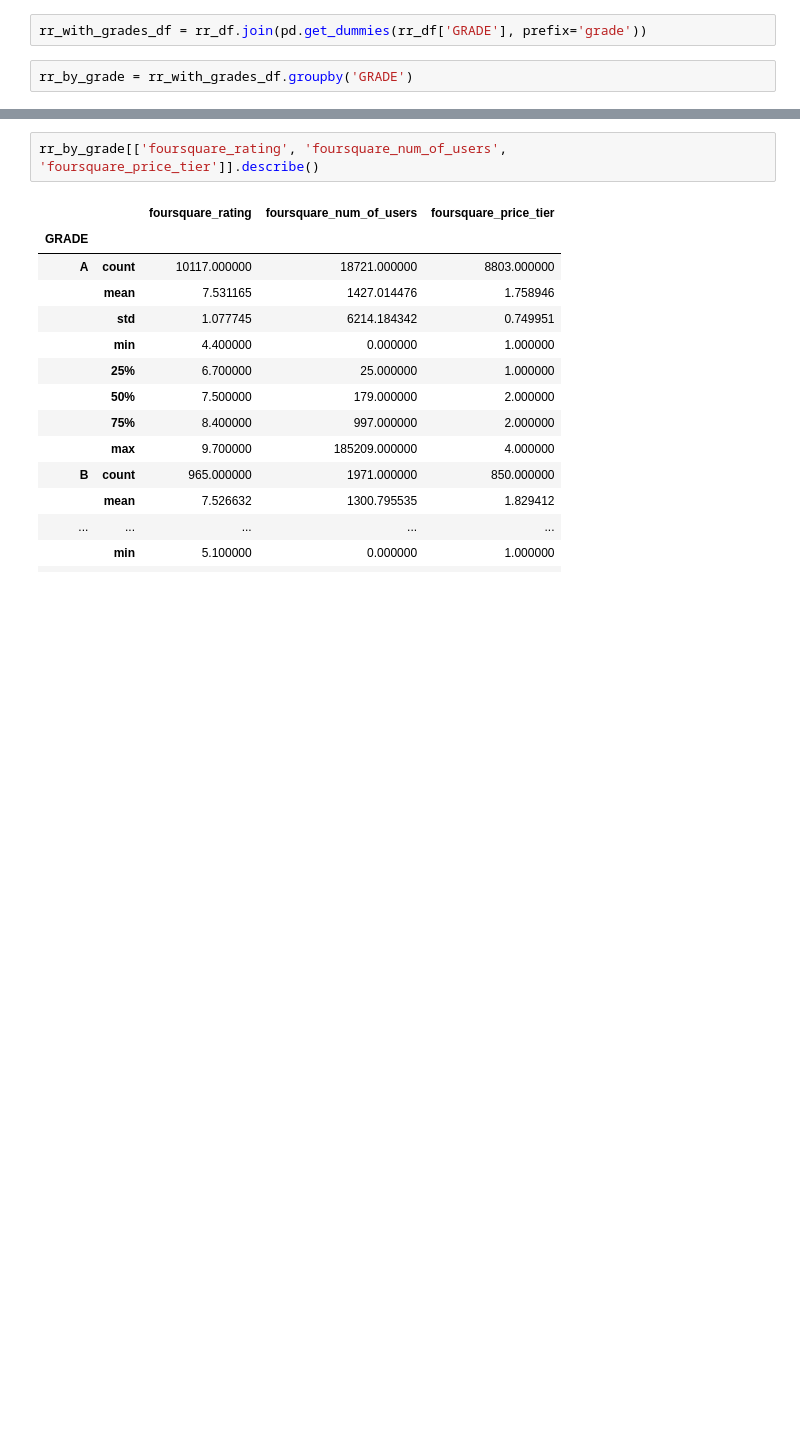
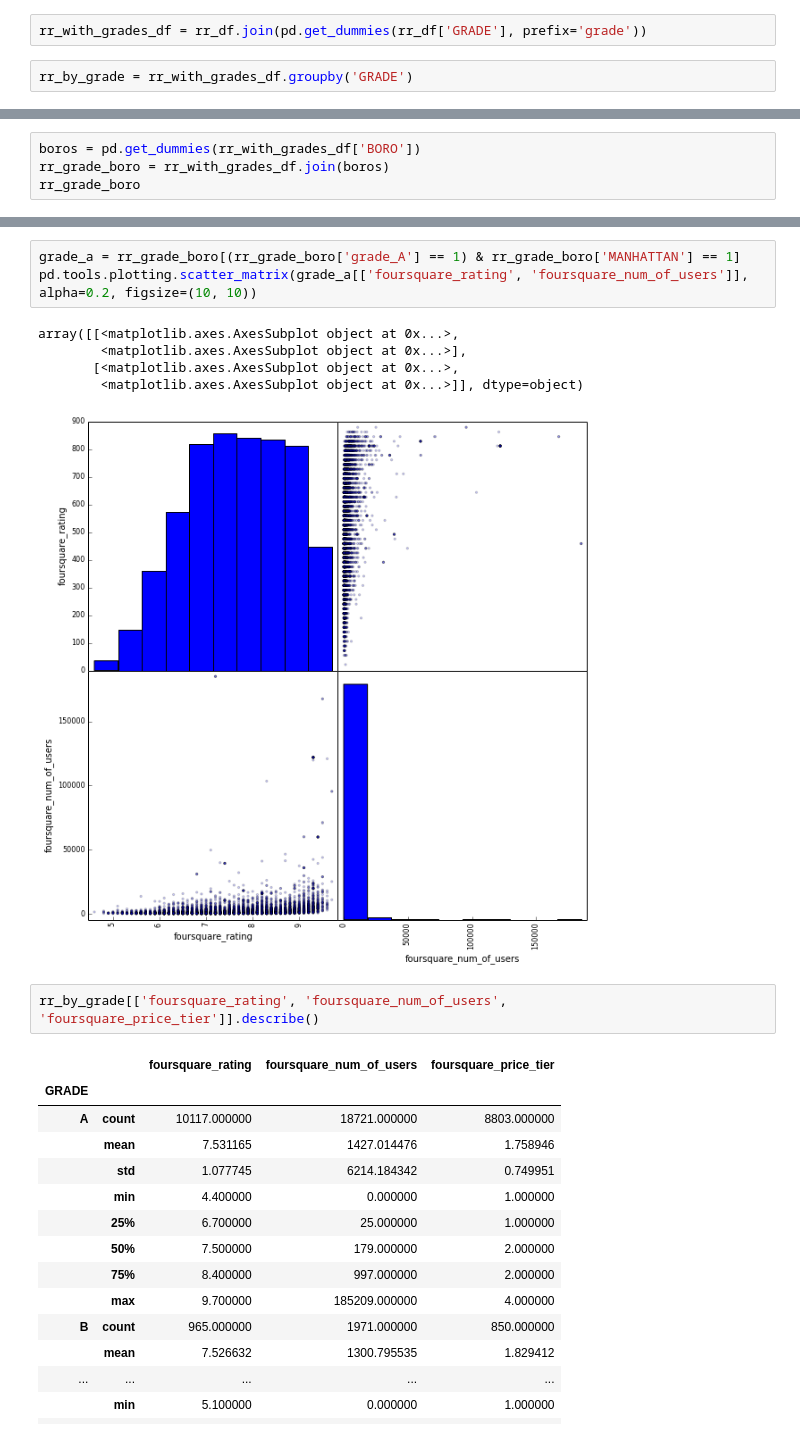
Before and after one commit to adrianbautista/foursquare-restaurant-grades, a Jupyter notebook: restaurant-ratings/EDA.ipynb, the cells around one changed output, grey strips where cells are left out. Cells and saved outputs as stored; diff of their text form; blank space fills up the shorter version.

```diff
--- a/restaurant-ratings/EDA.ipynb
+++ b/restaurant-ratings/EDA.ipynb
@@ -28,0 +57,4 @@ rr_by_grade = rr_with_grades_df.groupby('GRADE')
+# %%
+boros = pd.get_dummies(rr_with_grades_df['BORO'])
+rr_grade_boro = rr_with_grades_df.join(boros)
+rr_grade_boro
@@ -29,3 +80,12 @@ rr_by_grade = rr_with_grades_df.groupby('GRADE')
+# %%
+grade_a = rr_grade_boro[(rr_grade_boro['grade_A'] == 1) & rr_grade_boro['MANHATTAN'] == 1]
+pd.tools.plotting.scatter_matrix(grade_a[['foursquare_rating', 'foursquare_num_of_users']], alpha=0.2, figsize=(10, 10))
+# %% [output]
+array([[<matplotlib.axes.AxesSubplot object at 0x...>,
+        <matplotlib.axes.AxesSubplot object at 0x...>],
+       [<matplotlib.axes.AxesSubplot object at 0x...>,
+        <matplotlib.axes.AxesSubplot object at 0x...>]], dtype=object)
+[figure, added]
 # %%
 rr_by_grade[['foursquare_rating', 'foursquare_num_of_users', 'foursquare_price_tier']].describe()
 # %% [output]
```
Also changed, not shown: parts of 3 cells of this notebook, 24 other files.
